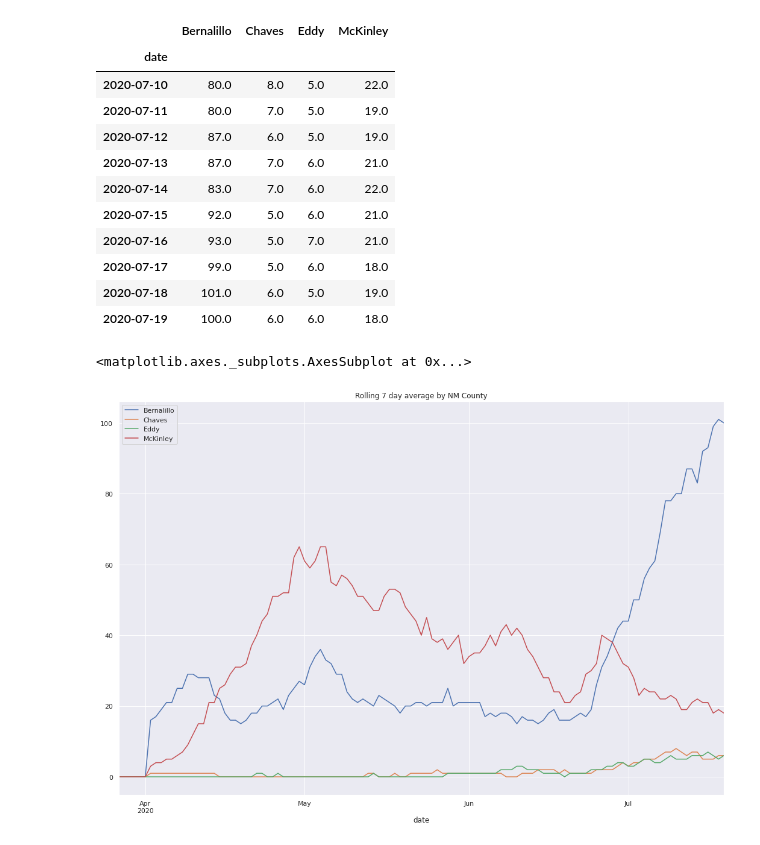
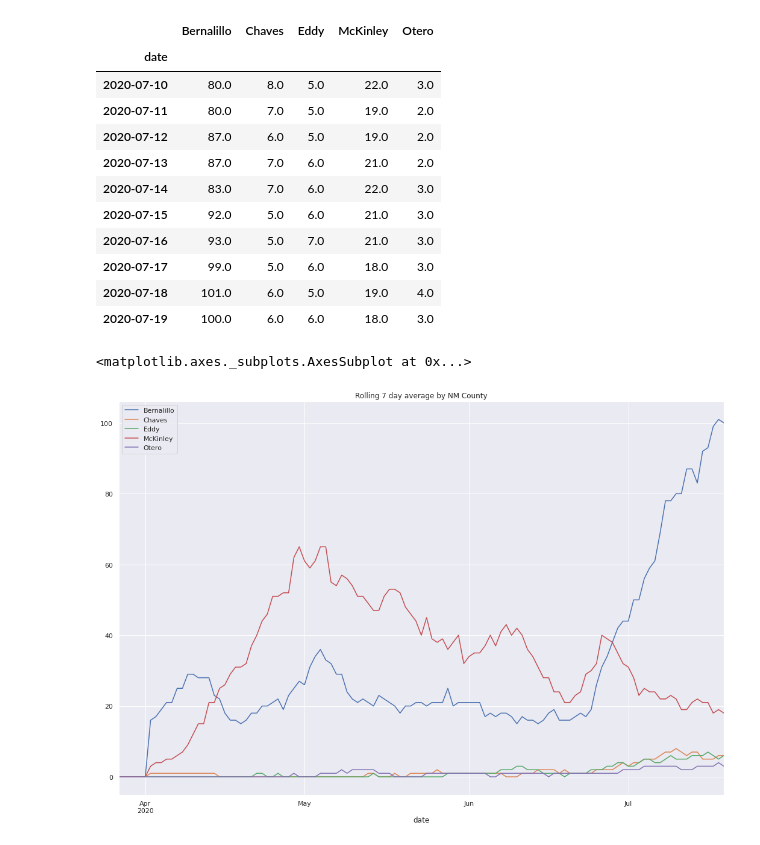
Before and after one commit to x41x4a/nm-covid, a Jupyter notebook: nm_covid.ipynb, the cells around one changed output. Saved outputs shown, nothing was run; the diff lists cells and outputs as text; code cells hidden in the pictures.

Commit message:
7/19 data including Otero county

```diff
--- a/nm_covid.ipynb
+++ b/nm_covid.ipynb
@@ -34,50 +34,50 @@ df.head(10)
 # 1 - Scrape data for all other NM counties via crawler, roll into graph
 
 # create array with all NM county names
-counties = ['Bernalillo','Chaves','Eddy','McKinley']
+counties = ['Bernalillo','Chaves','Eddy','McKinley','Otero']
 
 for county in counties:
     # set up variables for columns with multiple cases (M) and single cases (S)
     countyM = county + 'CountyM'
     countyS = county + 'CountyS'
 
     # convert to strings and trim off non-numerical characters
     df[countyM] = df[countyM].astype(str)
     df[countyS] = df[countyS].astype(str)
     df[countyM] = df[countyM].str.extract(r'(\d+)', expand=False).astype(int)
     df[countyS] = df[countyS].str.extract(r'(\d+)', expand=False).astype(int)
 
     # add M and S columns, store sum in new column
     county_sum = df[countyM] + df[countyS]
     df[county] = county_sum
 
     # drop unused columns
     df = df.drop(countyM, 1)
     df = df.drop(countyS, 1)
 
     # calculate rolling 7-day average
     df[county] = df[county].rolling(window=7).mean().round(decimals=0)
 
 # fill NaN fields where a sum for 7 days is not available
 df.fillna(0, inplace=True)
 
 df.tail(10)
 # %% [output]
-|  | Bernalillo | Chaves | Eddy | McKinley |
-| date |  |  |  |  |
-| 2020-07-10 | 80.0 | 8.0 | 5.0 | 22.0 |
-| 2020-07-11 | 80.0 | 7.0 | 5.0 | 19.0 |
-| 2020-07-12 | 87.0 | 6.0 | 5.0 | 19.0 |
-| 2020-07-13 | 87.0 | 7.0 | 6.0 | 21.0 |
-| 2020-07-14 | 83.0 | 7.0 | 6.0 | 22.0 |
-| 2020-07-15 | 92.0 | 5.0 | 6.0 | 21.0 |
-| 2020-07-16 | 93.0 | 5.0 | 7.0 | 21.0 |
-| 2020-07-17 | 99.0 | 5.0 | 6.0 | 18.0 |
-| 2020-07-18 | 101.0 | 6.0 | 5.0 | 19.0 |
-| 2020-07-19 | 100.0 | 6.0 | 6.0 | 18.0 |
+|  | Bernalillo | Chaves | Eddy | McKinley | Otero |
+| date |  |  |  |  |  |
+| 2020-07-10 | 80.0 | 8.0 | 5.0 | 22.0 | 3.0 |
+| 2020-07-11 | 80.0 | 7.0 | 5.0 | 19.0 | 2.0 |
+| 2020-07-12 | 87.0 | 6.0 | 5.0 | 19.0 | 2.0 |
+| 2020-07-13 | 87.0 | 7.0 | 6.0 | 21.0 | 2.0 |
+| 2020-07-14 | 83.0 | 7.0 | 6.0 | 22.0 | 3.0 |
+| 2020-07-15 | 92.0 | 5.0 | 6.0 | 21.0 | 3.0 |
+| 2020-07-16 | 93.0 | 5.0 | 7.0 | 21.0 | 3.0 |
+| 2020-07-17 | 99.0 | 5.0 | 6.0 | 18.0 | 3.0 |
+| 2020-07-18 | 101.0 | 6.0 | 5.0 | 19.0 | 4.0 |
+| 2020-07-19 | 100.0 | 6.0 | 6.0 | 18.0 | 3.0 |
 # %%
 sns.set(style="darkgrid")
 df.plot(title='Rolling 7 day average by NM County',figsize=(18,12))
 # %% [output]
 <matplotlib.axes._subplots.AxesSubplot at 0x...>
-[figure, old version]
+[figure, new version]
```
Also changed, not shown: parts of 1 cell of this notebook.
